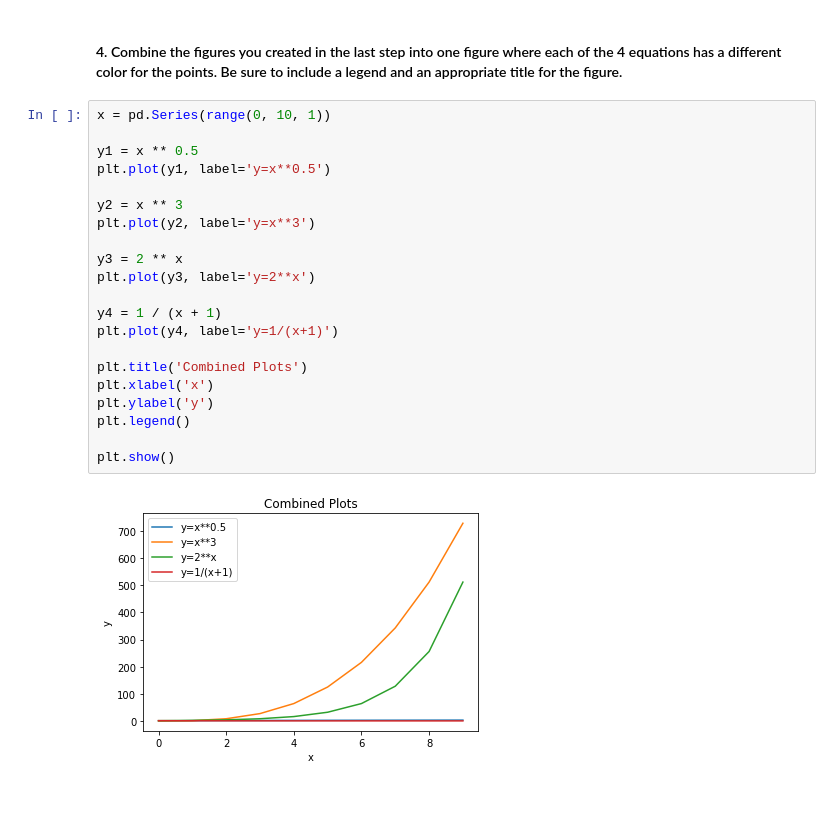
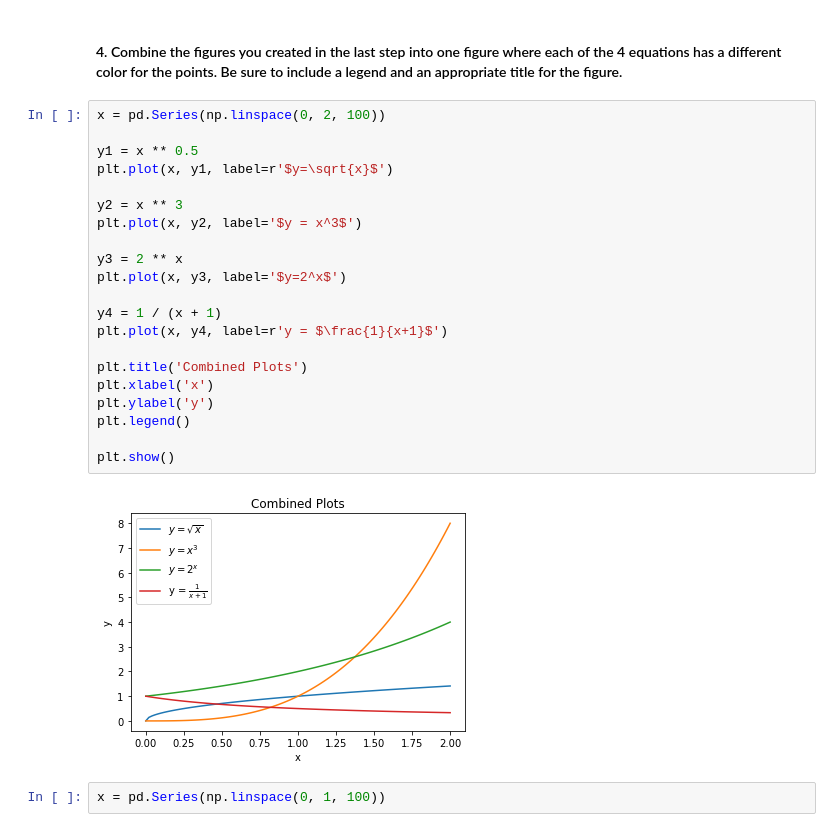
Before and after one commit to adam-talbot/numpy-pandas-visualization-exercises, a Jupyter notebook: matplotlib_exercises.ipynb, the cells around one changed output. Saved outputs shown, nothing was run; the diff lists cells and outputs as text; blank space fills up the shorter version.

```diff
--- a/matplotlib_exercises.ipynb
+++ b/matplotlib_exercises.ipynb
@@ -173,25 +189,27 @@ plt.show()
 # %% [markdown]
 #### 4. Combine the figures you created in the last step into one figure where each of the 4 equations has a different color for the points. Be sure to include a legend and an appropriate title for the figure.
 # %%
-x = pd.Series(range(0, 10, 1))
+x = pd.Series(np.linspace(0, 2, 100))
 
 y1 = x ** 0.5
-plt.plot(y1, label='y=x**0.5')
+plt.plot(x, y1, label=r'$y=\sqrt{x}$')
 
 y2 = x ** 3
-plt.plot(y2, label='y=x**3')
+plt.plot(x, y2, label='$y = x^3$')
 
 y3 = 2 ** x
-plt.plot(y3, label='y=2**x')
+plt.plot(x, y3, label='$y=2^x$')
 
 y4 = 1 / (x + 1)
-plt.plot(y4, label='y=1/(x+1)')
+plt.plot(x, y4, label=r'y = $\frac{1}{x+1}$')
 
 plt.title('Combined Plots')
 plt.xlabel('x')
 plt.ylabel('y')
 plt.legend()
 
 plt.show()
 # %% [output]
-[figure, old version]
+[figure, new version]
+# %%
+x = pd.Series(np.linspace(0, 1, 100))
```
Also changed, not shown: parts of 10 cells of this notebook, 1 other file.
